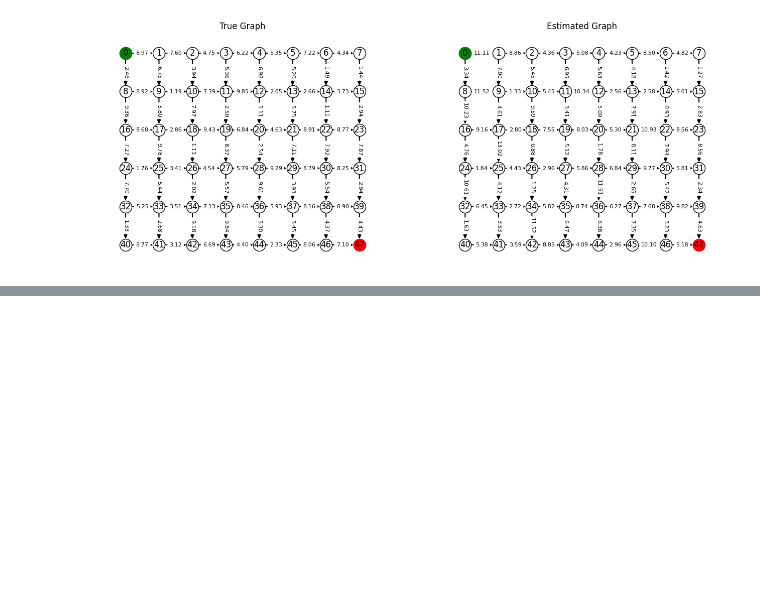
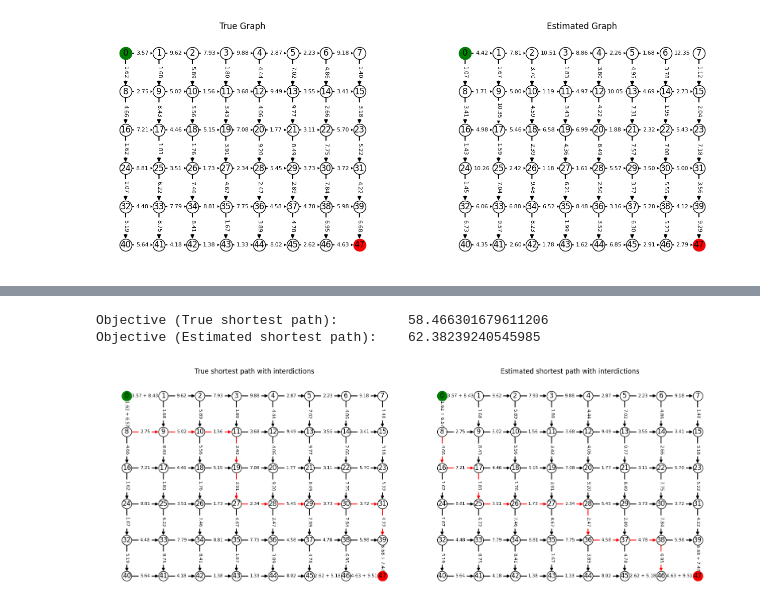
Before and after one commit to lucahart/DFL-for-Shortest-Path-Network-Interdiction, a Jupyter notebook: src/Notebooks/Bayrak08.ipynb, the cells around one changed output, grey strips where cells are left out. Saved outputs shown, nothing was run; the diff lists cells and outputs as text; code cells hidden in the pictures; blank space fills up the shorter version.

Commit message:
Finished a first comparison of Bender's Algorithm (symmetric) and Bayrak & Bailey's (2008) algorithm (asymmetric).

```diff
--- a/src/Notebooks/Bayrak08.ipynb
+++ b/src/Notebooks/Bayrak08.ipynb
@@ -16,7 +19,11 @@ d_max: float = 10.0
 Q = [.6, .7, .8]
 B = [5, 10, 15, 20]
 networks = [(6, 8), (6, 10), (6, 12), (8, 8), (8, 10), (8, 12), (10, 10)]
+np.random.seed(31)
+
+# Fix sweeps for now
 Q = Q[0]
+B = B[0]
 network = networks[0]
 # %%
 true_costs = np.random.rand(network[0] * (network[1] - 1) + (network[0] - 1) * network[1]) * (c_max - c_min) + c_min
@@ -32,3 +39,12 @@ true_graph.visualize(ax=ax[0], title="True Graph")
 est_graph.visualize(ax=ax[1], title="Estimated Graph")
 # %% [output]
 [figure]
+# %%
+# Solutions without information asymmetry
+interdictor_I = BendersDecomposition(shortestPathGrb(true_graph), k=B, interdiction_cost=true_delays, max_cnt=20, eps=.1)
+x_true_I, y_true_I, obj_true_I = interdictor_I.solve()
+
+# Estimated shortest path after symmetric interdiction
+est_shortest_path = shortestPathGrb(est_graph)
+est_shortest_path.setObj(est_costs + x_true_I * est_delays)
+y_est_I, obj_est_I = est_shortest_path.solve()
@@ -34,0 +68,22 @@ est_graph.visualize(ax=ax[1], title="Estimated Graph")
+# %%
+# Print results
+print(f"Objective (True shortest path): \t{obj_true_I}")
+print(f"Objective (Estimated shortest path): \t{true_graph(y_est_I, interdictions=x_true_I*true_delays)}")
+
+# Visualize results
+fig, ax = plt.subplots(1, 2, figsize=(16, 6))
+true_graph.visualize(ax=ax[0],
+                     colored_edges=y_true_I,
+                     dashed_edges=x_true_I,
+                     interdictions=x_true_I*true_delays,
+                     title="True shortest path with interdictions")
+true_graph.visualize(ax=ax[1],
+                   colored_edges=y_est_I,
+                   dashed_edges=x_true_I,
+                   interdictions=x_true_I*true_delays,
+                   title="Estimated shortest path with interdictions")
+fig.tight_layout()
+# %% [output]
+Objective (True shortest path):         58.466301679611206
+Objective (Estimated shortest path):    62.38239240545985
+[figure, added]
```
Also changed, not shown: parts of 5 cells of this notebook, 1 other file.
